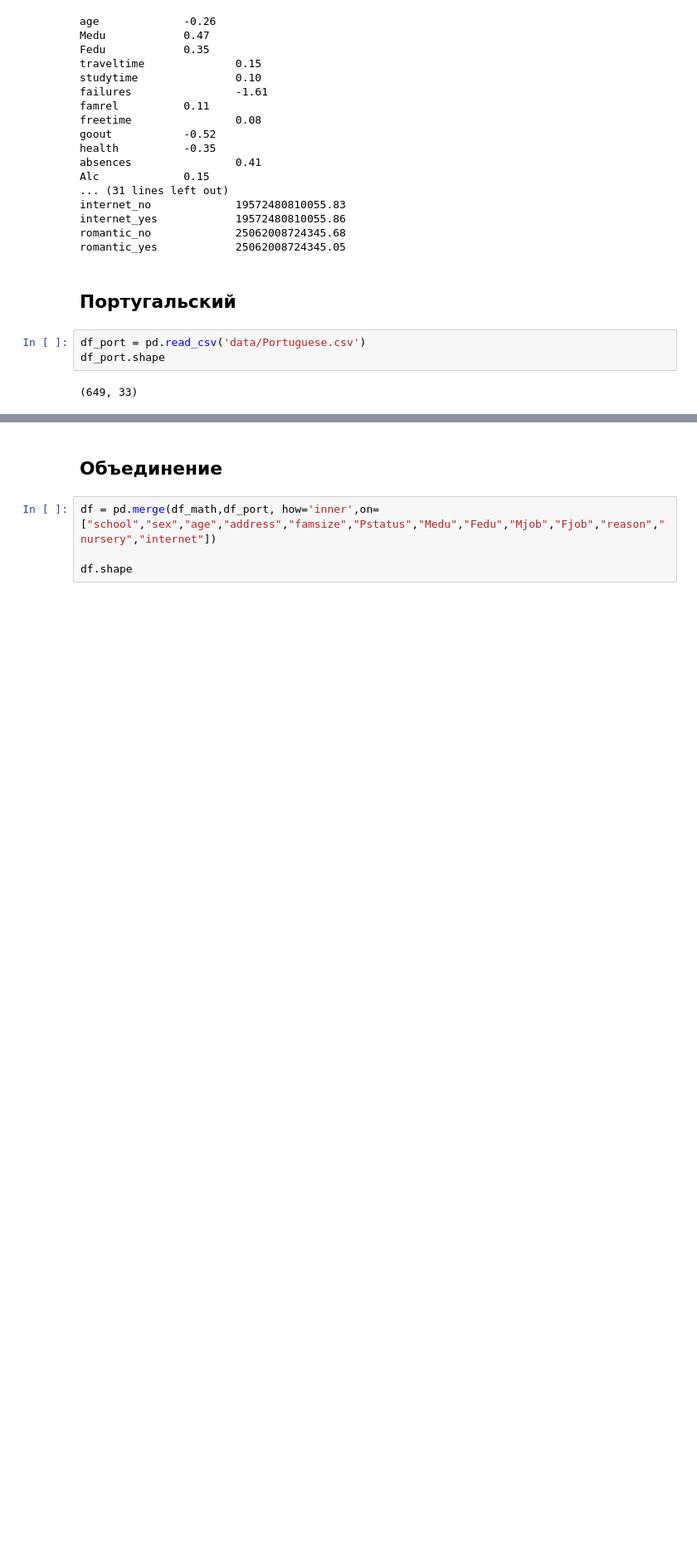
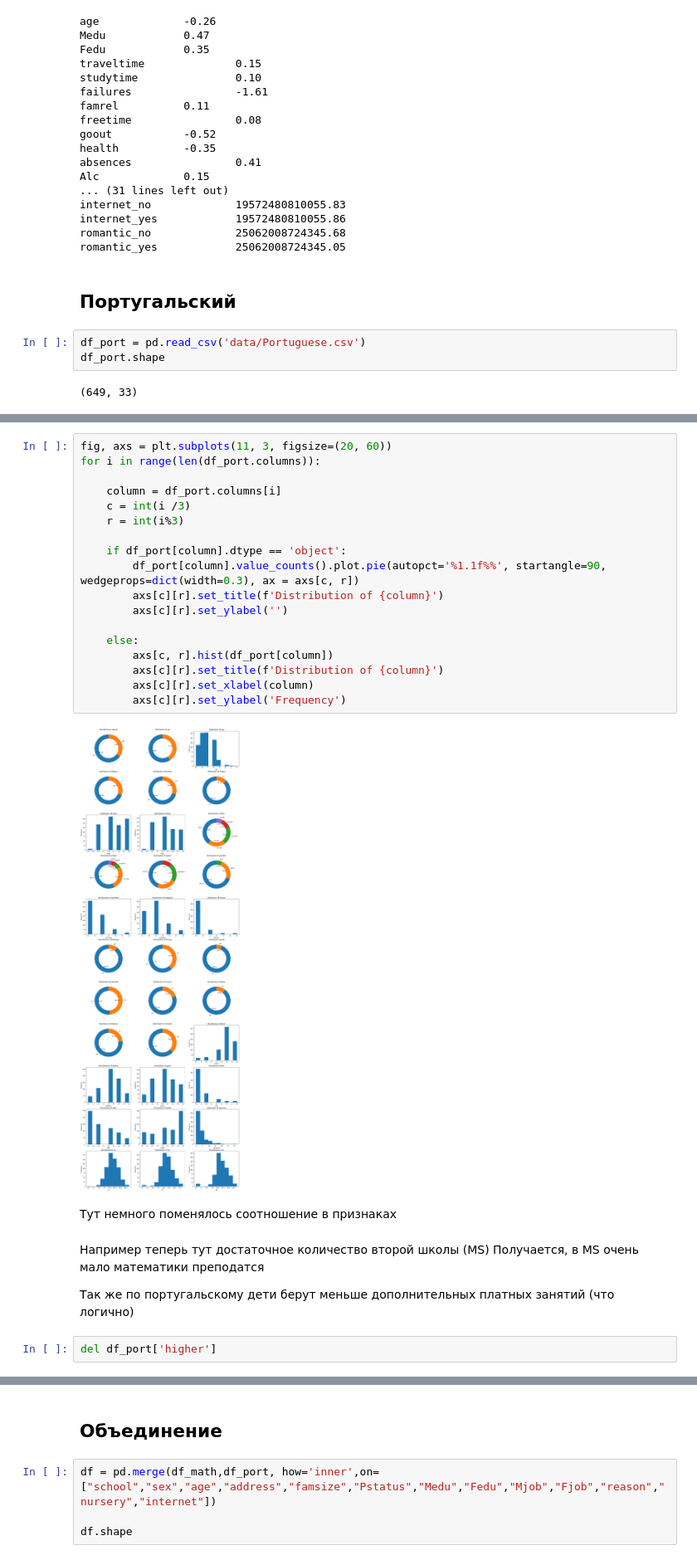
Before and after one commit to LilyKras/andan_alco_project, a Jupyter notebook: project.ipynb, the cells around one changed output, grey strips where cells are left out. Shown at 83% size. Cells and saved outputs as stored; diff of their text form; blank space fills up the shorter version.

```diff
--- a/project.ipynb
+++ b/project.ipynb
@@ -356,0 +394,29 @@ df_port.shape
+# %%
+fig, axs = plt.subplots(11, 3, figsize=(20, 60))
+for i in range(len(df_port.columns)):
+
+    column = df_port.columns[i]
+    c = int(i /3)
+    r = int(i%3)
+
+    if df_port[column].dtype == 'object':
+        df_port[column].value_counts().plot.pie(autopct='%1.1f%%', startangle=90, wedgeprops=dict(width=0.3), ax = axs[c, r])
+        axs[c][r].set_title(f'Distribution of {column}')
+        axs[c][r].set_ylabel('')
+
+    else:
+        axs[c, r].hist(df_port[column])
+        axs[c][r].set_title(f'Distribution of {column}')
+        axs[c][r].set_xlabel(column)
+        axs[c][r].set_ylabel('Frequency')
+# %% [output]
+[figure, added]
+# %% [markdown]
+Тут немного поменялось соотношение в признаках
+# %% [markdown]
+Например теперь тут достаточное количество второй школы (MS)
+Получается, в MS очень мало математики преподатся
+
+Так же по португальскому дети берут меньше дополнительных платных занятий (что логично)
+# %%
+del df_port['higher']
```
Also changed, not shown: parts of 31 cells of this notebook.
